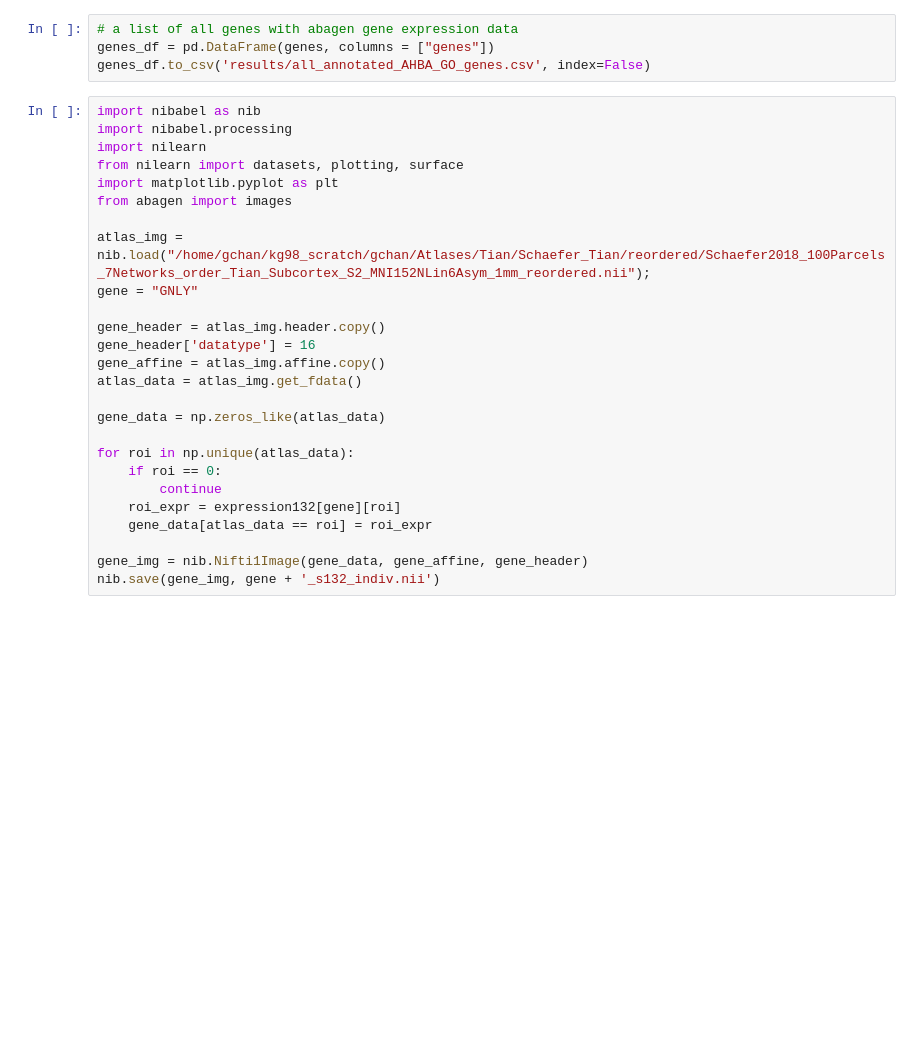
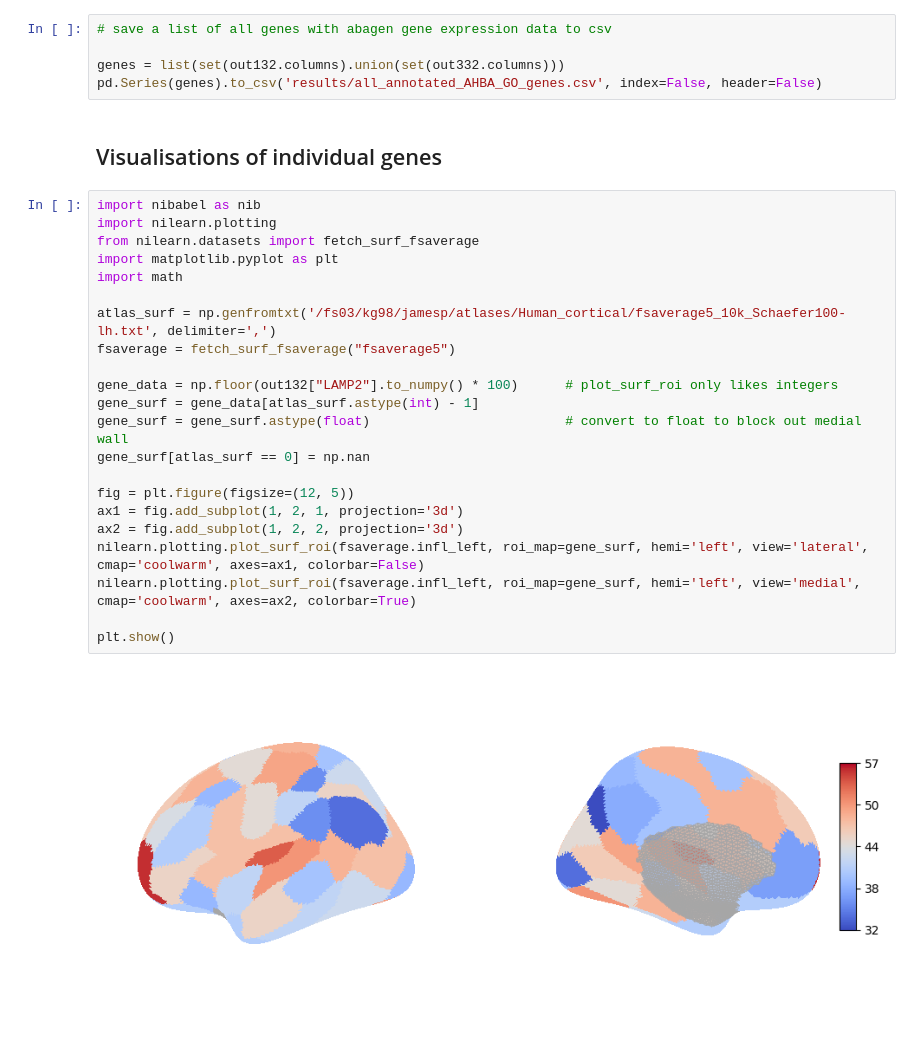
Before and after one commit to ga-cha/SIR_utils, a Jupyter notebook: abagen_get/abagen_indiv.ipynb, the cells around one changed output. Saved outputs shown, nothing was run; the diff lists cells and outputs as text; blank space fills up the shorter version.

```diff
--- a/abagen_get/abagen_indiv.ipynb
+++ b/abagen_get/abagen_indiv.ipynb
@@ -101,30 +196,31 @@ out332_z.to_csv('results/gene_expr_s332_indiv_z.csv', index=False)
 # %%
-# a list of all genes with abagen gene expression data
-genes_df = pd.DataFrame(genes, columns = ["genes"])
-genes_df.to_csv('results/all_annotated_AHBA_GO_genes.csv', index=False)
+# save a list of all genes with abagen gene expression data to csv
+
+genes = list(set(out132.columns).union(set(out332.columns)))
+pd.Series(genes).to_csv('results/all_annotated_AHBA_GO_genes.csv', index=False, header=False)
-# %%
-import nibabel as nib
-import nibabel.processing
-import nilearn
-from nilearn import datasets, plotting, surface
-import matplotlib.pyplot as plt
-from abagen import images
-
-atlas_img = nib.load("/home/gchan/kg98_scratch/gchan/Atlases/Tian/Schaefer_Tian/reordered/Schaefer2018_100Parcels_7Networks_order_Tian_Subcortex_S2_MNI152NLin6Asym_1mm_reordered.nii");
-gene = "GNLY"
-
-gene_header = atlas_img.header.copy()
-gene_header['datatype'] = 16
-gene_affine = atlas_img.affine.copy()
-atlas_data = atlas_img.get_fdata()
-
-gene_data = np.zeros_like(atlas_data)
-
-for roi in np.unique(atlas_data):
-    if roi == 0:
-        continue
-    roi_expr = expression132[gene][roi]
-    gene_data[atlas_data == roi] = roi_expr
-
-gene_img = nib.Nifti1Image(gene_data, gene_affine, gene_header)
-nib.save(gene_img, gene + '_s132_indiv.nii')
+# %% [markdown]
+## Visualisations of individual genes
+# %%
+import nibabel as nib
+import nilearn.plotting
+from nilearn.datasets import fetch_surf_fsaverage
+import matplotlib.pyplot as plt
+import math
+
+atlas_surf = np.genfromtxt('/fs03/kg98/jamesp/atlases/Human_cortical/fsaverage5_10k_Schaefer100-lh.txt', delimiter=',')
+fsaverage = fetch_surf_fsaverage("fsaverage5")
+
+gene_data = np.floor(out132["LAMP2"].to_numpy() * 100)      # plot_surf_roi only likes integers
+gene_surf = gene_data[atlas_surf.astype(int) - 1]
+gene_surf = gene_surf.astype(float)                         # convert to float to block out medial wall
+gene_surf[atlas_surf == 0] = np.nan
+
+fig = plt.figure(figsize=(12, 5))
+ax1 = fig.add_subplot(1, 2, 1, projection='3d')
+ax2 = fig.add_subplot(1, 2, 2, projection='3d')
+nilearn.plotting.plot_surf_roi(fsaverage.infl_left, roi_map=gene_surf, hemi='left', view='lateral', cmap='coolwarm', axes=ax1, colorbar=False)
+nilearn.plotting.plot_surf_roi(fsaverage.infl_left, roi_map=gene_surf, hemi='left', view='medial', cmap='coolwarm', axes=ax2, colorbar=True)
+
+plt.show()
+# %% [output]
+[figure, added]
```
Also changed, not shown: parts of 8 cells of this notebook, 52 other files.
